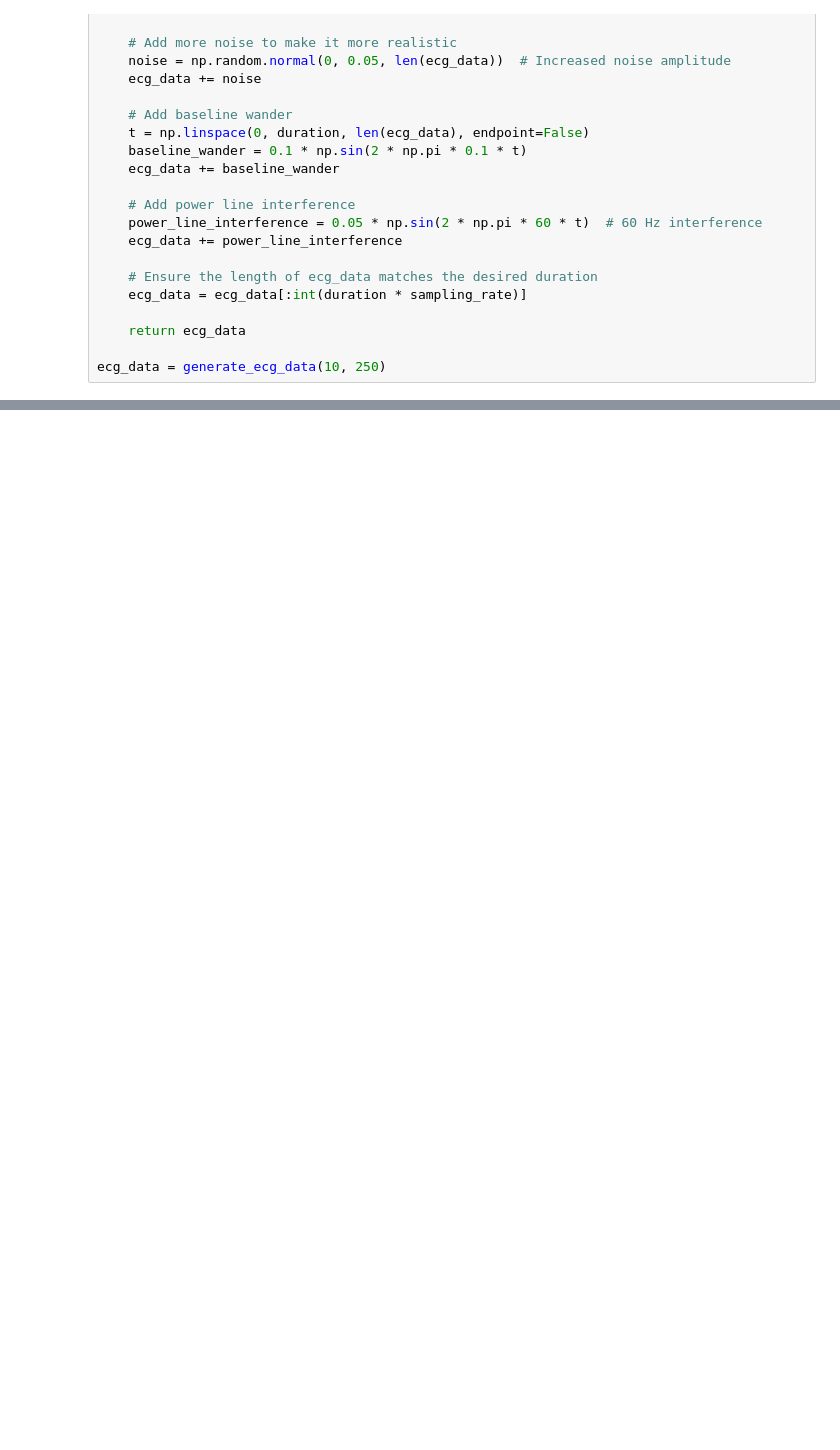
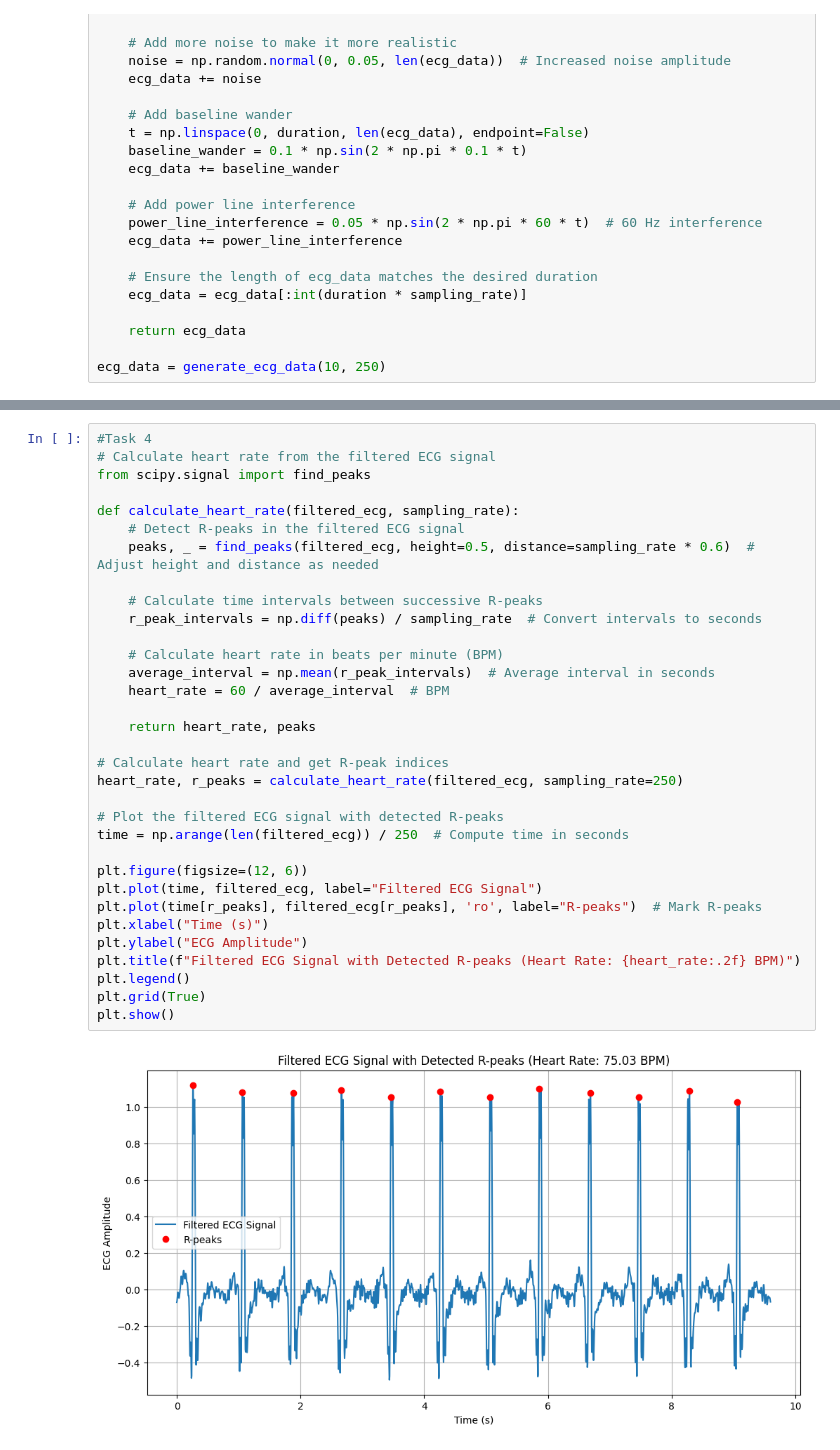
Before and after one commit to lia-ang/BME3053C-Spring-2025, a Jupyter notebook: lessons-solved/homework/HW7_ALiang.ipynb, the cells around one changed output, grey strips where cells are left out. Cells and saved outputs as stored; diff of their text form; blank space fills up the shorter version.

```diff
--- a/lessons-solved/homework/HW7_ALiang.ipynb
+++ b/lessons-solved/homework/HW7_ALiang.ipynb
@@ -116,0 +179,35 @@ plt.show()
+# %%
+#Task 4
+# Calculate heart rate from the filtered ECG signal
+from scipy.signal import find_peaks
+
+def calculate_heart_rate(filtered_ecg, sampling_rate):
+    # Detect R-peaks in the filtered ECG signal
+    peaks, _ = find_peaks(filtered_ecg, height=0.5, distance=sampling_rate * 0.6)  # Adjust height and distance as needed
+
+    # Calculate time intervals between successive R-peaks
+    r_peak_intervals = np.diff(peaks) / sampling_rate  # Convert intervals to seconds
+
+    # Calculate heart rate in beats per minute (BPM)
+    average_interval = np.mean(r_peak_intervals)  # Average interval in seconds
+    heart_rate = 60 / average_interval  # BPM
+
+    return heart_rate, peaks
+
+# Calculate heart rate and get R-peak indices
+heart_rate, r_peaks = calculate_heart_rate(filtered_ecg, sampling_rate=250)
+
+# Plot the filtered ECG signal with detected R-peaks
+time = np.arange(len(filtered_ecg)) / 250  # Compute time in seconds
+
+plt.figure(figsize=(12, 6))
+plt.plot(time, filtered_ecg, label="Filtered ECG Signal")
+plt.plot(time[r_peaks], filtered_ecg[r_peaks], 'ro', label="R-peaks")  # Mark R-peaks
+plt.xlabel("Time (s)")
+plt.ylabel("ECG Amplitude")
+plt.title(f"Filtered ECG Signal with Detected R-peaks (Heart Rate: {heart_rate:.2f} BPM)")
+plt.legend()
+plt.grid(True)
+plt.show()
+# %% [output]
+[figure, added]
```
Also changed, not shown: parts of 5 cells of this notebook.
